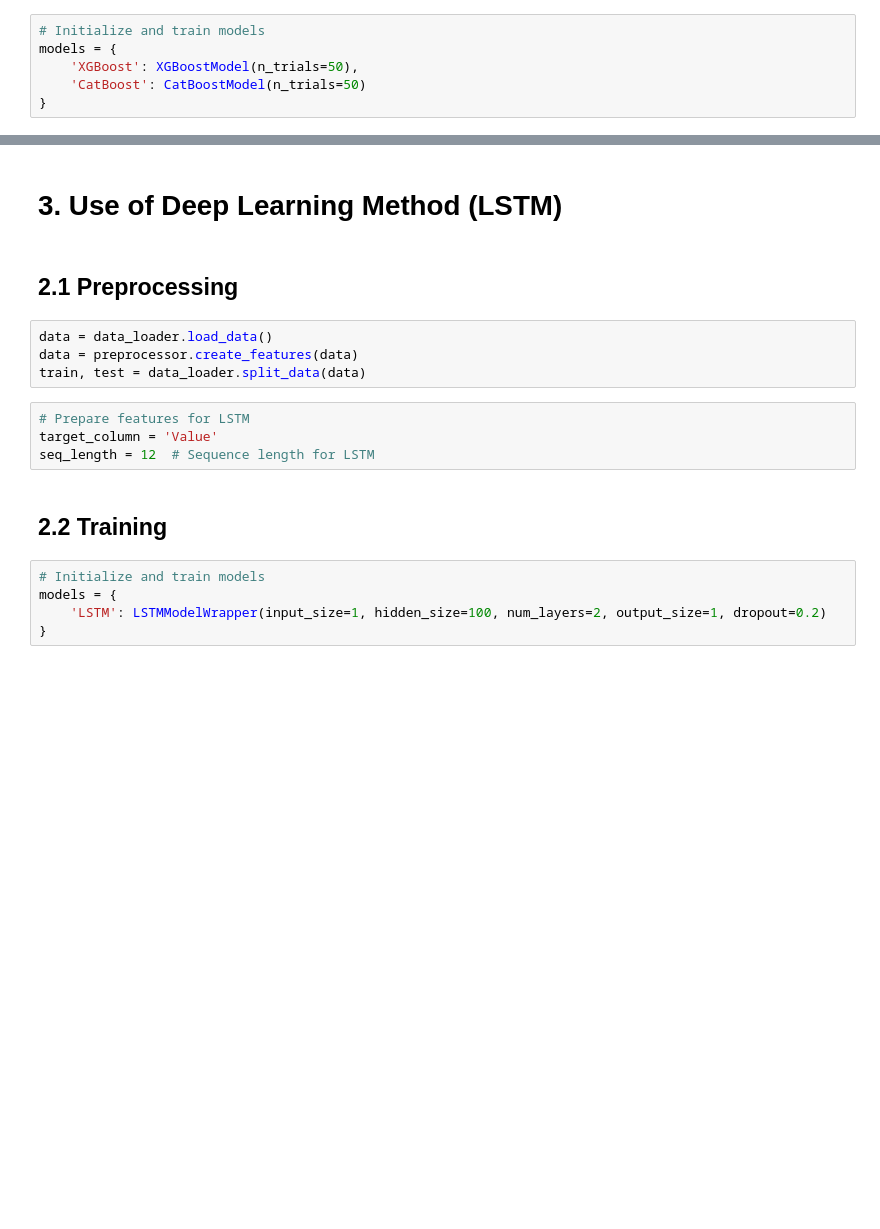
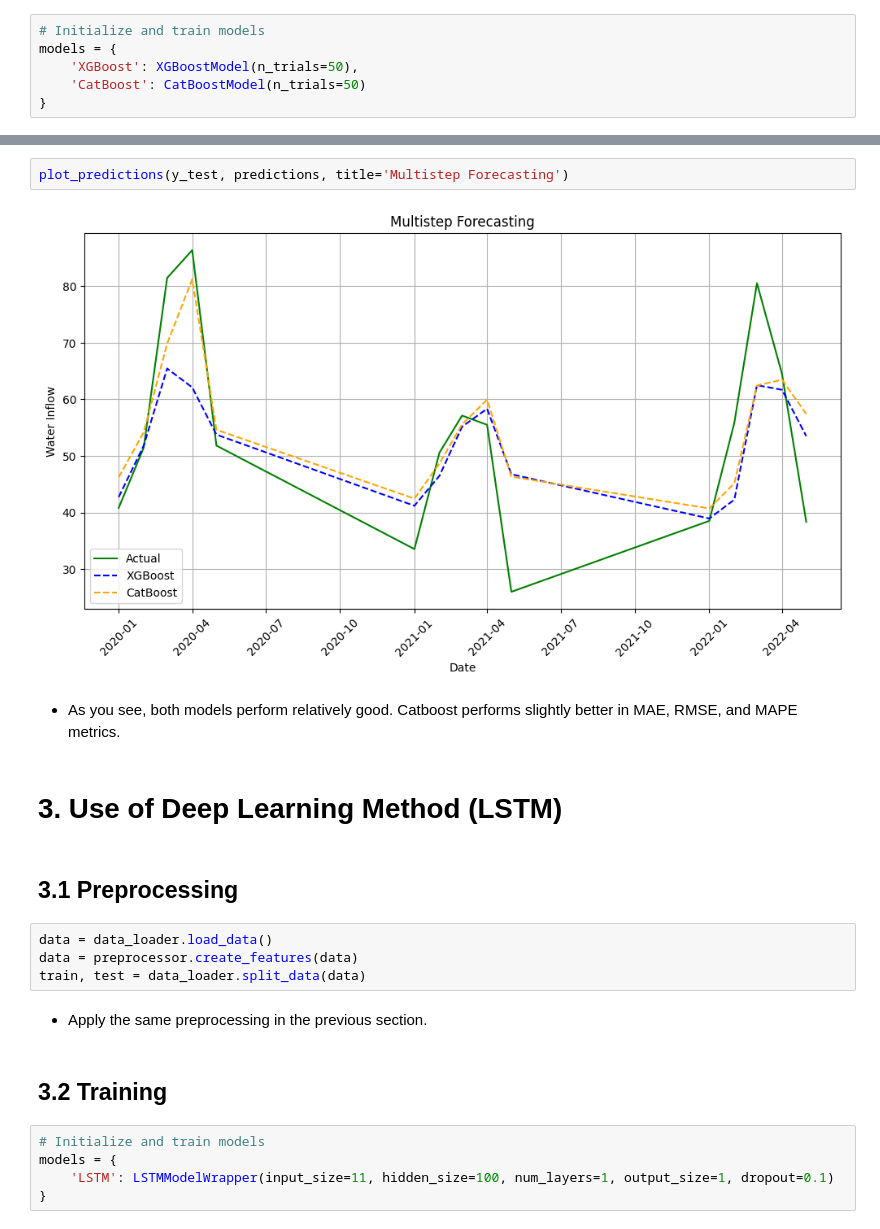
Before and after one commit to hamzagorgulu/ManufacturingPlant, a Jupyter notebook: regression/src/presentation_task2.ipynb, the cells around one changed output, grey strips where cells are left out. Cells and saved outputs as stored; diff of their text form; blank space fills up the shorter version.

Commit message:
visualize

```diff
--- a/regression/src/presentation_task2.ipynb
+++ b/regression/src/presentation_task2.ipynb
@@ -144,19 +203,23 @@ Error:
+# %%
+plot_predictions(y_test, predictions, title='Multistep Forecasting')
+# %% [output]
+[figure, added]
+# %% [markdown]
+- As you see, both models perform relatively good. Catboost performs slightly better in MAE, RMSE, and MAPE metrics.
 # %% [markdown]
 # 3. Use of Deep Learning Method (LSTM)
 # %% [markdown]
-## 2.1 Preprocessing
+## 3.1 Preprocessing
 # %%
 data = data_loader.load_data()
 data = preprocessor.create_features(data)
 train, test = data_loader.split_data(data)
-# %%
-# Prepare features for LSTM
-target_column = 'Value'
-seq_length = 12  # Sequence length for LSTM
+# %% [markdown]
+- Apply the same preprocessing in the previous section.
 # %% [markdown]
-## 2.2 Training
+## 3.2 Training
 # %%
 # Initialize and train models
 models = {
-    'LSTM': LSTMModelWrapper(input_size=1, hidden_size=100, num_layers=2, output_size=1, dropout=0.2)
+    'LSTM': LSTMModelWrapper(input_size=11, hidden_size=100, num_layers=1, output_size=1, dropout=0.1)
 }
```
Also changed, not shown: parts of 12 cells of this notebook, 3 other files.
